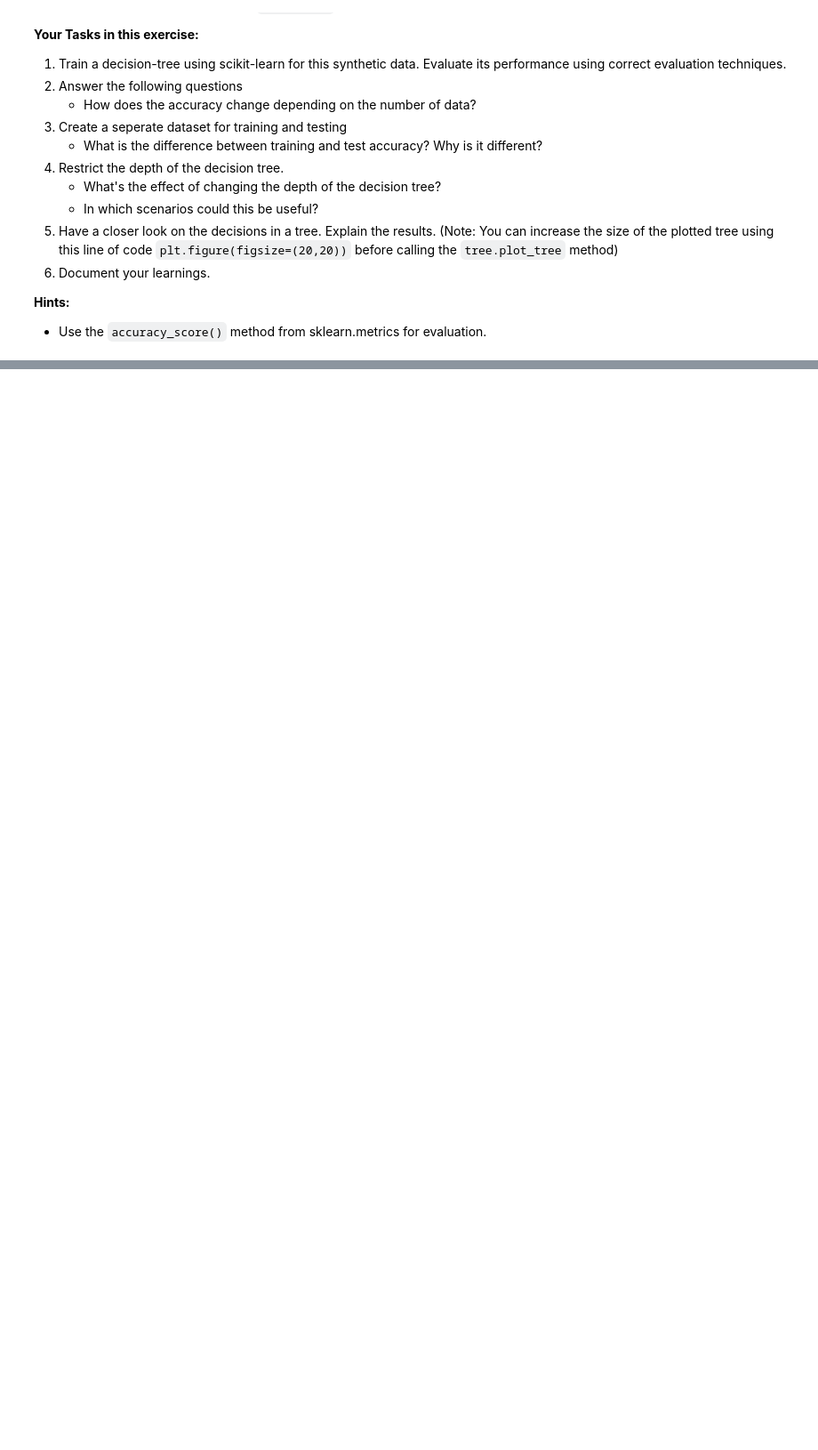
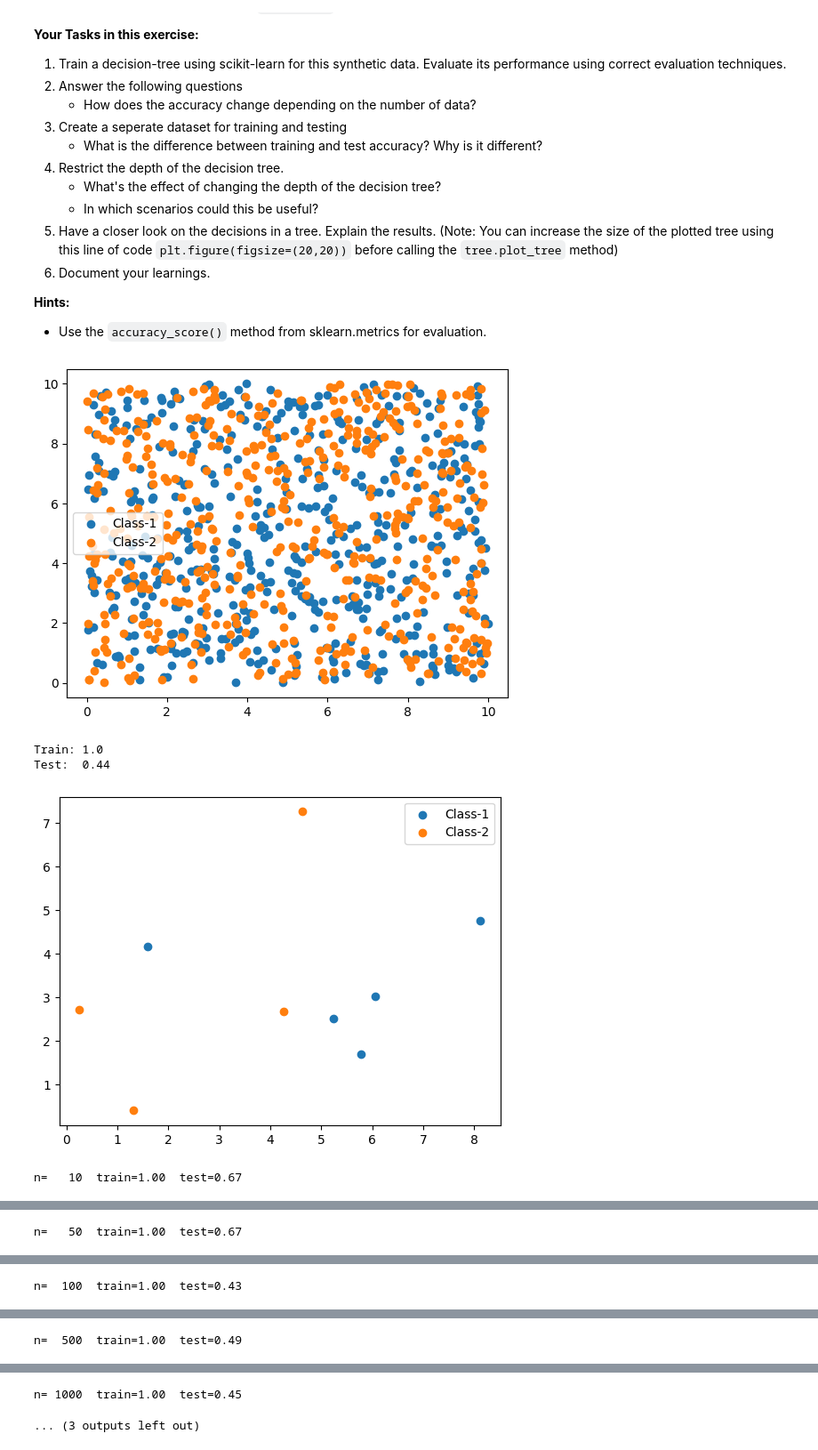
Before and after one commit to numanfh/machine-learning, a Jupyter notebook: Machine-Learning/Decision-Trees/Decision-Tree-Exercises.ipynb, the cells around one changed output, grey strips where cells are left out. Shown at 89% size. Cells and saved outputs as stored; diff of their text form; code cells hidden in the pictures; blank space fills up the shorter version.

```diff
--- a/Machine-Learning/Decision-Trees/Decision-Tree-Exercises.ipynb
+++ b/Machine-Learning/Decision-Trees/Decision-Tree-Exercises.ipynb
@@ -247,3 +274,43 @@ def gen_data(num_samples=10):
     plt.scatter(X[int(num_samples/2):-1,0], X[int(num_samples/2):-1,1])
     plt.legend(['Class-1', 'Class-2'])
     return X,Y
+# %%
+import numpy as np
+from sklearn import tree
+from sklearn.metrics import accuracy_score
+from sklearn.model_selection import train_test_split
+
+np.random.seed(0)
+X, Y = gen_data(1000)
+
+# Getrennte Datensätze fürs Training und Testen
+X_train, X_test, Y_train, Y_test = train_test_split(X, Y, test_size=0.3, random_state=0)
+
+clf = tree.DecisionTreeClassifier(random_state=0)
+clf.fit(X_train, Y_train)
+
+print("Train:", accuracy_score(Y_train, clf.predict(X_train)))
+print("Test: ", accuracy_score(Y_test, clf.predict(X_test)))
+
+for n in [10, 50, 100, 500, 1000, 5000]:
+    X, Y = gen_data(n)
+    X_tr, X_te, Y_tr, Y_te = train_test_split(X, Y, test_size=0.3, random_state=0)
+    clf = tree.DecisionTreeClassifier(random_state=0).fit(X_tr, Y_tr)
+    print(f"n={n:5d}  train={accuracy_score(Y_tr, clf.predict(X_tr)):.2f}  "
+          f"test={accuracy_score(Y_te, clf.predict(X_te)):.2f}")
+
+for d in [1, 2, 3, 5, 10, 20, None]:
+    clf = tree.DecisionTreeClassifier(max_depth=d, random_state=0).fit(X_train, Y_train)
+    print(f"max_depth={str(d):5s}  train={accuracy_score(Y_train, clf.predict(X_train)):.2f}  "
+          f"test={accuracy_score(Y_test, clf.predict(X_test)):.2f}")
+
+clf = tree.DecisionTreeClassifier(max_depth=3, random_state=0).fit(X_train, Y_train)
+plt.figure(figsize=(20, 20))
+tree.plot_tree(clf, feature_names=["x1", "x2"], filled=True)
+plt.show()
+# %% [output]
+[figure, added]
+Train: 1.0
+Test:  0.44
+[figure, added]
+n=   10  train=1.00  test=0.67
@@ -249,0 +318 @@ def gen_data(num_samples=10):
+n=   50  train=1.00  test=0.67
@@ -249,0 +320 @@ def gen_data(num_samples=10):
+n=  100  train=1.00  test=0.43
@@ -249,0 +322 @@ def gen_data(num_samples=10):
+n=  500  train=1.00  test=0.49
@@ -250,3 +324,5 @@ def gen_data(num_samples=10):
+n= 1000  train=1.00  test=0.45
+... (3 outputs left out)
 # %% [markdown]
 ### Exercise 6 - Condition monitoring of hydraulic systems
 
```
Also changed, not shown: parts of 4 cells of this notebook.
